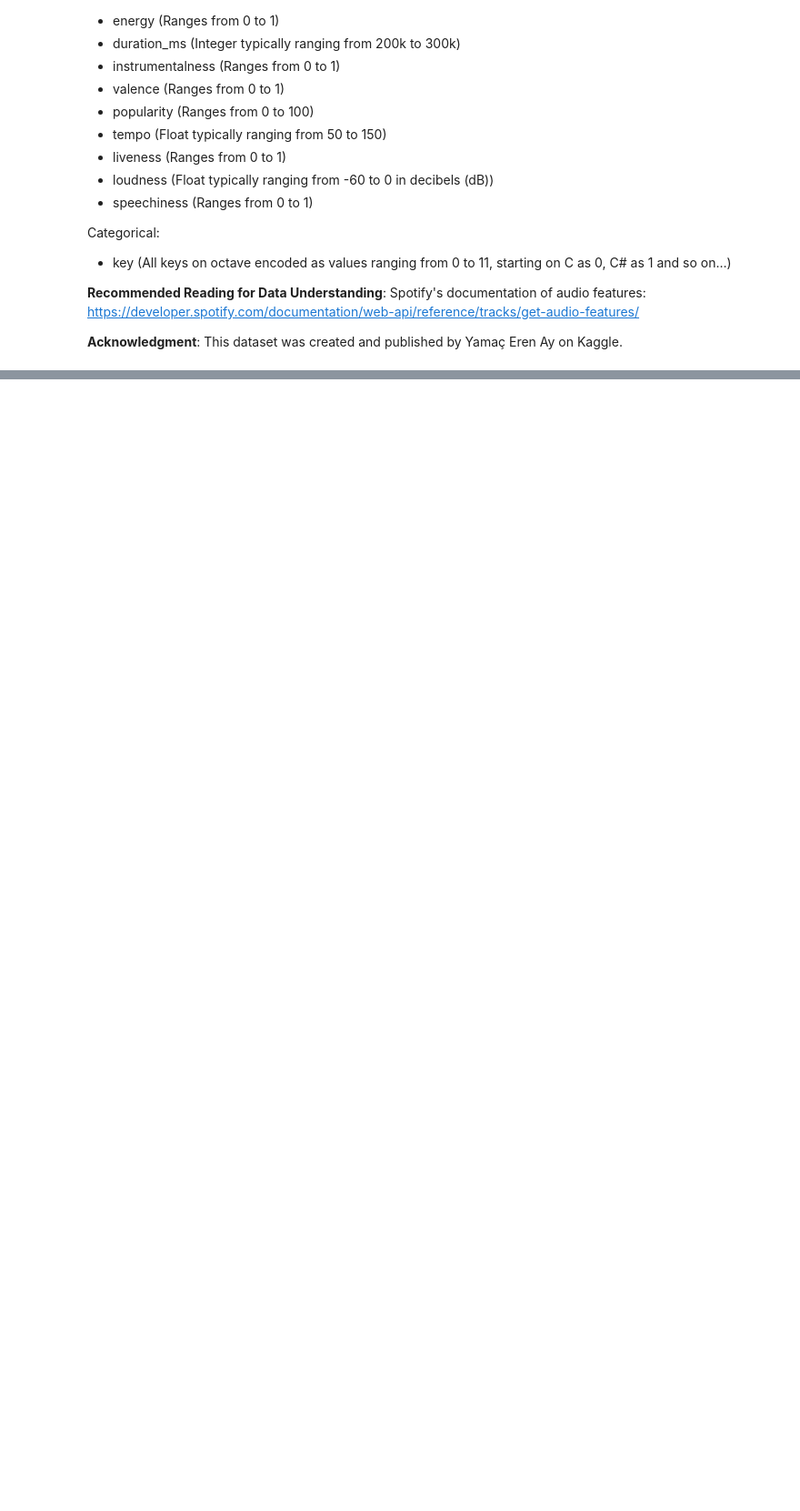
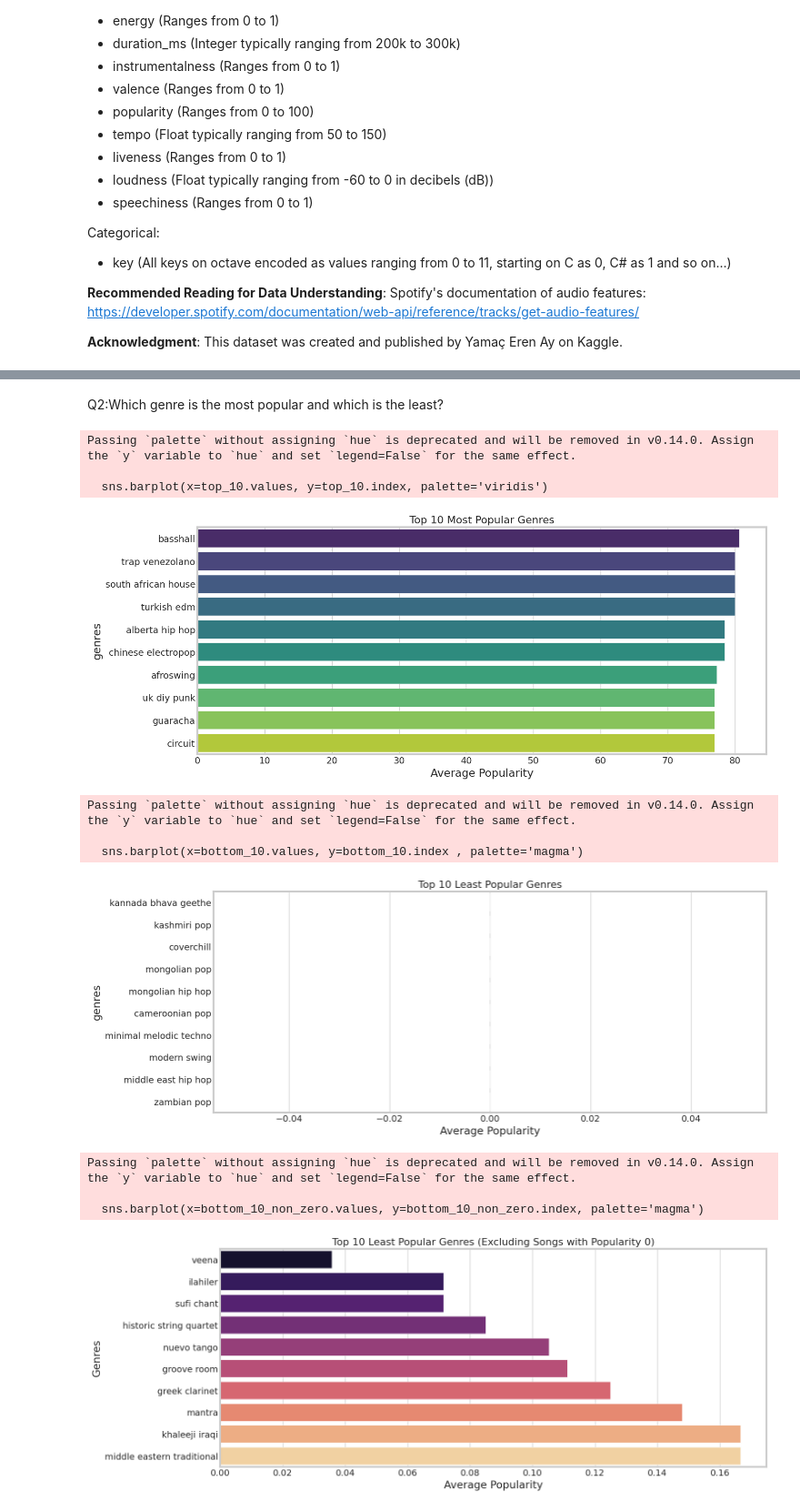
Before and after one commit to danasalem/my-new-repo, a Jupyter notebook: Clustering_Mini_Project.ipynb, the cells around one changed output, grey strips where cells are left out. Shown at 91% size. Cells and saved outputs as stored; diff of their text form; code cells hidden in the pictures; blank space fills up the shorter version.

```diff
--- a/Clustering_Mini_Project.ipynb
+++ b/Clustering_Mini_Project.ipynb
@@ -76,0 +186,52 @@ df.head()
+# %% [markdown]
+Q2:Which genre is the most popular and which is the least?
+# %%
+# Group by genre and compute mean popularity
+genre_popularity = df.groupby('genres')['popularity'].mean().sort_values(ascending=False)
+
+# Select top 10 and bottom 10 genres
+top_10 = genre_popularity.head(10)
+bottom_10 = genre_popularity.tail(10)
+
+# Visualization
+plt.figure(figsize=(14,6))
+sns.barplot(x=top_10.values, y=top_10.index, palette='viridis')
+plt.title('Top 10 Most Popular Genres', fontsize=16)
+plt.xlabel('Average Popularity')
+plt.show()
+
+plt.figure(figsize=(14,6))
+sns.barplot(x=bottom_10.values, y=bottom_10.index , palette='magma')
+plt.title('Top 10 Least Popular Genres', fontsize=16)
+plt.xlabel('Average Popularity')
+plt.show()
+
+# Filter out songs with popularity == 0
+df_non_zero = df[df['popularity'] != 0]
+
+# Group by genre and compute mean popularity
+genre_popularity_non_zero = df_non_zero.groupby('genres')['popularity'].mean()
+
+# Select the 10 least popular genres
+bottom_10_non_zero = genre_popularity_non_zero.nsmallest(10)
+
+# Visualization
+plt.figure(figsize=(14,6))
+sns.barplot(x=bottom_10_non_zero.values, y=bottom_10_non_zero.index, palette='magma')
+plt.title('Top 10 Least Popular Genres (Excluding Songs with Popularity 0)', fontsize=16)
+plt.xlabel('Average Popularity')
+plt.ylabel('Genres')
+plt.show()
+# %% [output]
+Passing `palette` without assigning `hue` is deprecated and will be removed in v0.14.0. Assign the `y` variable to `hue` and set `legend=False` for the same effect.
+
+  sns.barplot(x=top_10.values, y=top_10.index, palette='viridis')
+[figure, added]
+Passing `palette` without assigning `hue` is deprecated and will be removed in v0.14.0. Assign the `y` variable to `hue` and set `legend=False` for the same effect.
+
+  sns.barplot(x=bottom_10.values, y=bottom_10.index , palette='magma')
+[figure, added]
+Passing `palette` without assigning `hue` is deprecated and will be removed in v0.14.0. Assign the `y` variable to `hue` and set `legend=False` for the same effect.
+
+  sns.barplot(x=bottom_10_non_zero.values, y=bottom_10_non_zero.index, palette='magma')
+[figure, added]
```
Also changed, not shown: parts of 38 cells of this notebook.
